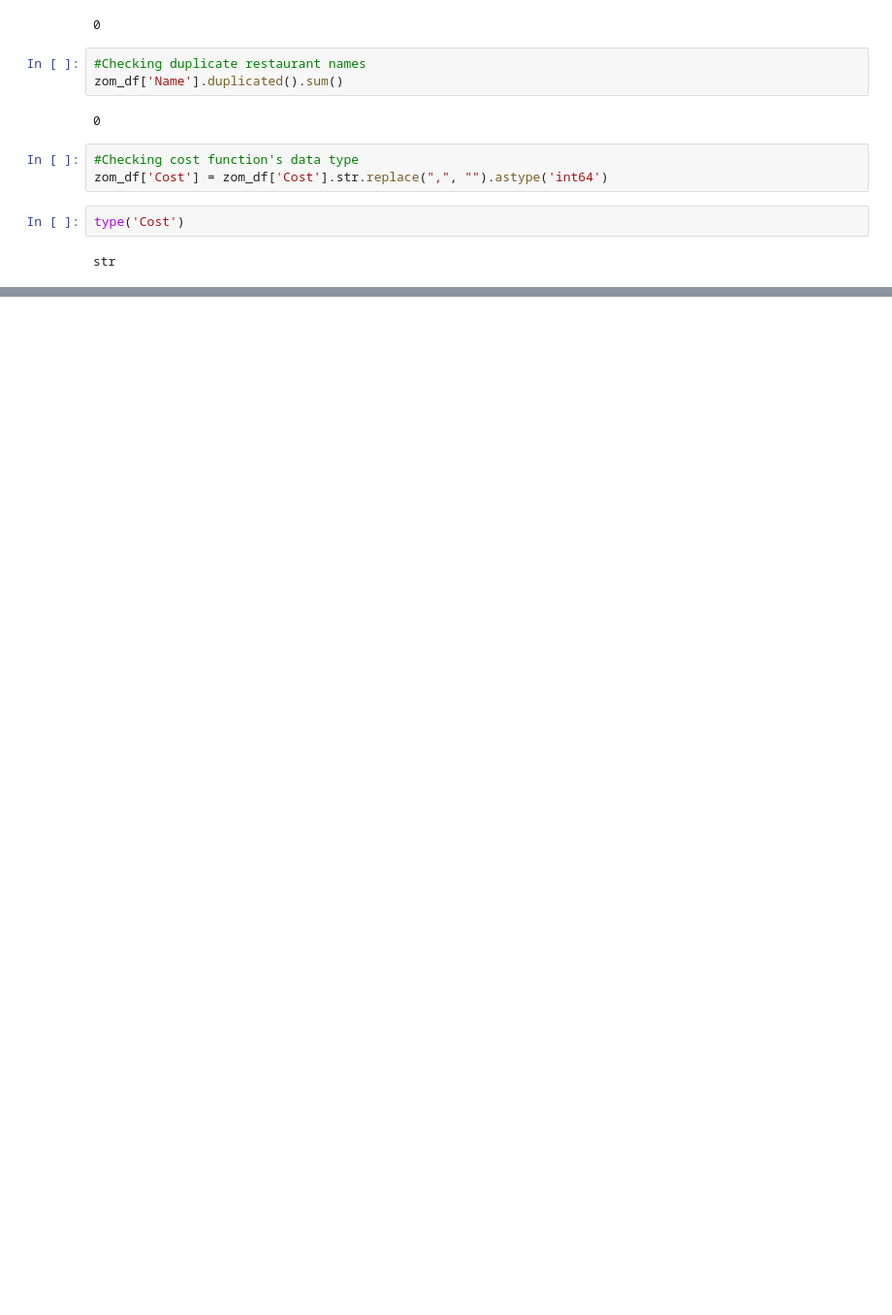
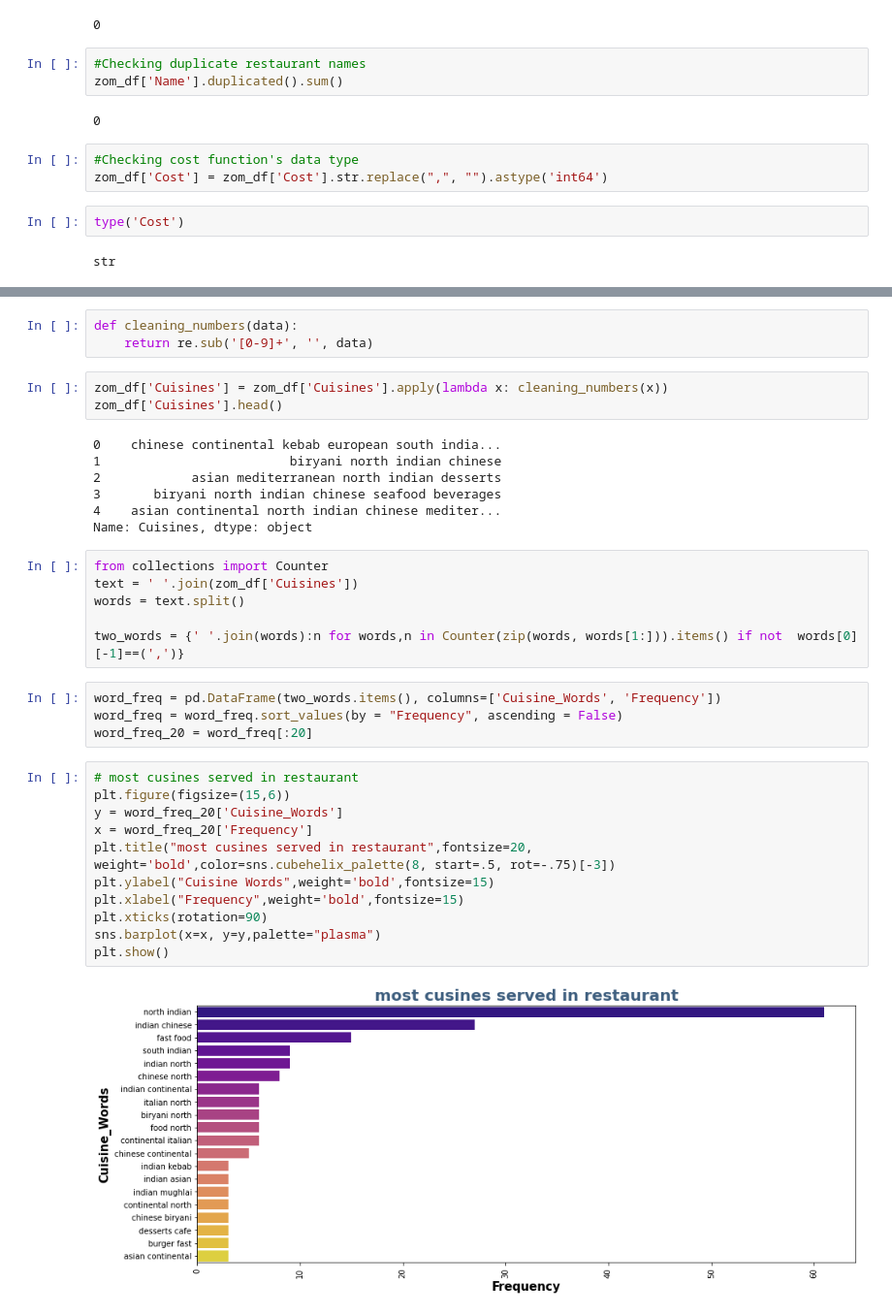
Before and after one commit to madhavimali/Zomoto_Restaurant_Clustering_and_Sentiment_Analysis_MM, a Jupyter notebook: MM_Zomoto_Restaurant_Clustering_and_Sentiment_Analysis.ipynb, the cells around one changed output, grey strips where cells are left out. Shown: that part at 97% size. Cells and saved outputs as stored; diff of their text form; blank space fills up the shorter version.

```diff
--- a/MM_Zomoto_Restaurant_Clustering_and_Sentiment_Analysis.ipynb
+++ b/MM_Zomoto_Restaurant_Clustering_and_Sentiment_Analysis.ipynb
@@ -187,0 +325,36 @@ str
+# %%
+def cleaning_numbers(data):
+    return re.sub('[0-9]+', '', data)
+# %%
+zom_df['Cuisines'] = zom_df['Cuisines'].apply(lambda x: cleaning_numbers(x))
+zom_df['Cuisines'].head()
+# %% [output]
+0    chinese continental kebab european south india...
+1                         biryani north indian chinese
+2            asian mediterranean north indian desserts
+3       biryani north indian chinese seafood beverages
+4    asian continental north indian chinese mediter...
+Name: Cuisines, dtype: object
+# %%
+from collections import Counter
+text = ' '.join(zom_df['Cuisines'])
+words = text.split()
+
+two_words = {' '.join(words):n for words,n in Counter(zip(words, words[1:])).items() if not  words[0][-1]==(',')}
+# %%
+word_freq = pd.DataFrame(two_words.items(), columns=['Cuisine_Words', 'Frequency'])
+word_freq = word_freq.sort_values(by = "Frequency", ascending = False)
+word_freq_20 = word_freq[:20]
+# %%
+# most cusines served in restaurant
+plt.figure(figsize=(15,6))
+y = word_freq_20['Cuisine_Words']
+x = word_freq_20['Frequency']
+plt.title("most cusines served in restaurant",fontsize=20, weight='bold',color=sns.cubehelix_palette(8, start=.5, rot=-.75)[-3])
+plt.ylabel("Cuisine Words",weight='bold',fontsize=15)
+plt.xlabel("Frequency",weight='bold',fontsize=15)
+plt.xticks(rotation=90)
+sns.barplot(x=x, y=y,palette="plasma")
+plt.show()
+# %% [output]
+[figure, added]
```
Also changed, not shown: parts of 24 cells of this notebook.
